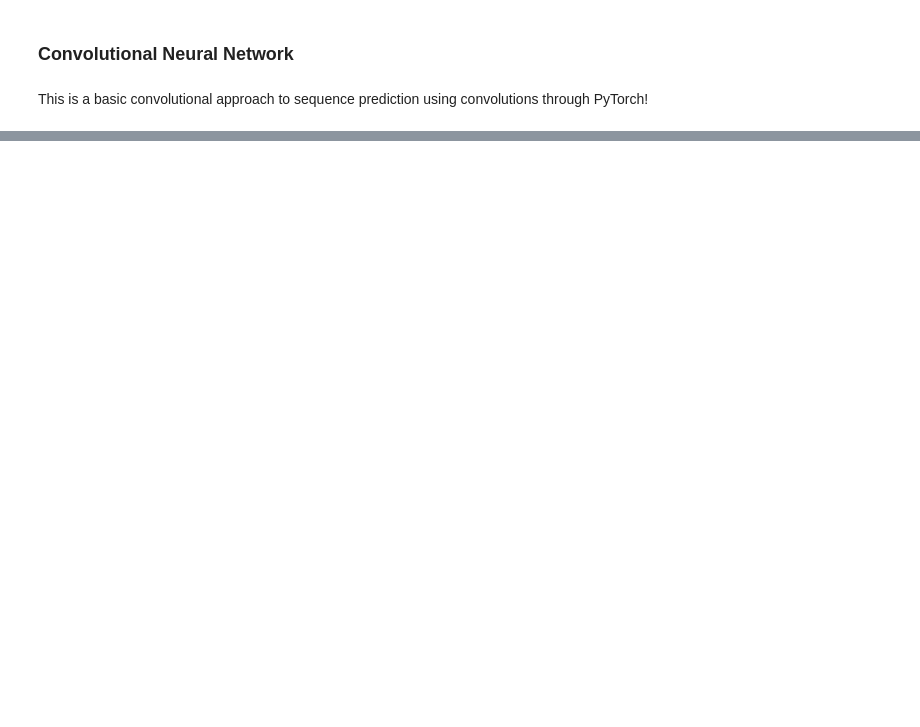
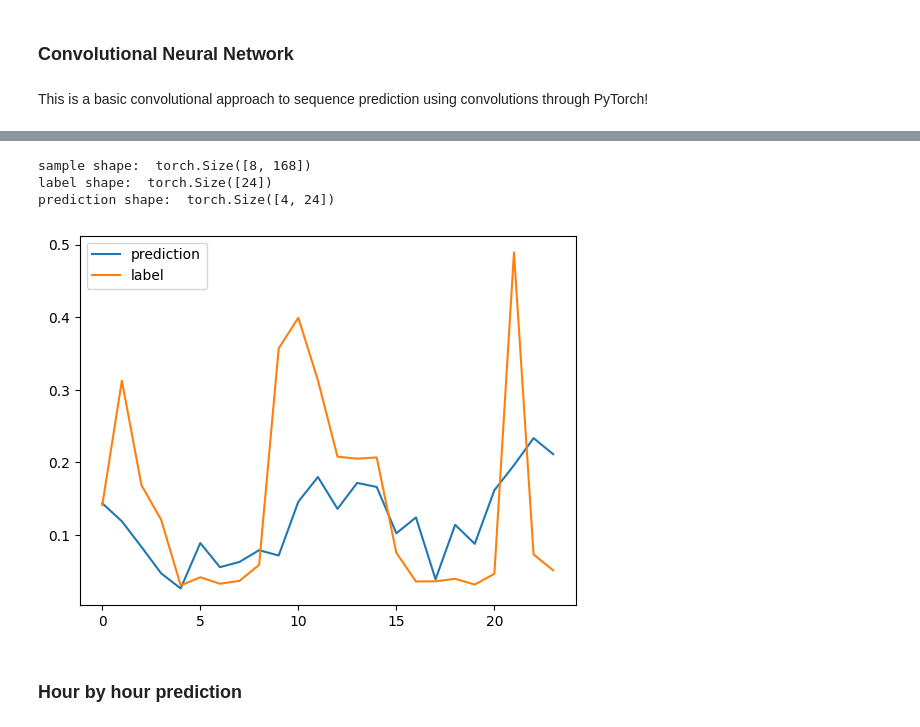
Before and after one commit to FelipeUC2020/ECS171G13, a Jupyter notebook: CNN/main.ipynb, the cells around one changed output, grey strips where cells are left out. Saved outputs shown, nothing was run; the diff lists cells and outputs as text; code cells hidden in the pictures; blank space fills up the shorter version.

Commit message:
testing input steps & hour by hour predictions

```diff
--- a/CNN/main.ipynb
+++ b/CNN/main.ipynb
@@ -18,7 +24,7 @@ import pickle
 sys.path.append(os.path.abspath('..'))  # add parent directory to sys.path
 from data_cleanup import DataProcessor
 
-processor = DataProcessor(input_steps=24, output_steps=1) # get 24 hour sequences, and a 1 hour output
+processor = DataProcessor(input_steps=INPUT_STEPS, output_steps=OUTPUT_STEPS, time_sampling='H') # get 24 hour sequences, and a 1 hour output
 Train, Val, Test = processor.load_and_process_data()
 
 X_train, y_train = Train
@@ -88,11 +184,15 @@ class CNN(nn.Module):
 # %%
 # train
-epochs = 10
+epochs = 20
 
-net = CNN()
+net = CNN_V2()
+
+# Linear ramp: small at t=0 up to 1 at t=T-1
+weights_linear = np.linspace(0.1, 1.0, OUTPUT_STEPS)
+# criterion = WeightedMSE(weights_linear)
 criterion = nn.MSELoss()
+
 optimizer = optim.SGD(net.parameters(), lr=0.001, momentum=0.9)
-
 
 # turn data into torch tensors
 X_train_t = torch.tensor(X_train, dtype=torch.float32)
@@ -100,10 +200,11 @@ y_train_t = torch.tensor(y_train, dtype=torch.float32)
 train_dataset = torch.utils.data.TensorDataset(X_train_t, y_train_t)
 
 # use DataLoader, an iterable object from pytorch, that helps with batch training
-train_loader = torch.utils.data.DataLoader(dataset=train_dataset, batch_size=4, shuffle=True)
+train_loader = torch.utils.data.DataLoader(dataset=train_dataset, batch_size=100, shuffle=True)
 
 for epoch in range(epochs):
     running_loss = 0.0
+    total = 0
     for i, data in enumerate(train_loader, 0):
         # get the inputs
         inputs, labels = data
@@ -122,6 +223,7 @@ for epoch in range(epochs):
 
         # print statistics
         running_loss += loss.item()
+        total += inputs.shape[0]
         if i % 2000 == 1999:    # print every 2000 mini-batches
             print('[%d, %5d] loss: %.3f' %
                   (epoch + 1, i + 1, running_loss / 2000))
@@ -178,6 +234,0 @@ Make sure to compress the pickle file into a zip, if not: github won't let you p
-# %%
-# to load it in the notebook
-with open('net.pkl', 'rb') as file:
-    net = pickle.load(file)
-
-# that's it now use 'net' as you would normally
@@ -183,0 +269,28 @@ with open('net.pkl', 'rb') as file:
+# %%
+# plot an example:
+
+# select random datapoint from data loader:
+batch_inputs, batch_labels = next(iter(test_loader))
+batch_inputs = batch_inputs.permute(0, 2, 1)
+
+sample = batch_inputs[0]
+label = batch_labels[0]
+
+with torch.no_grad():
+    prediction = net(batch_inputs)
+
+print("sample shape: ", sample.shape)
+print("label shape: ", label.shape)
+print("prediction shape: ", prediction.shape)
+
+
+# # plot the first sequence in the batch:
+plt.plot(prediction[0], label="prediction")
+plt.plot(label, label="label")
+plt.legend()
+plt.show()
+# %% [output]
+sample shape:  torch.Size([8, 168])
+label shape:  torch.Size([24])
+prediction shape:  torch.Size([4, 24])
+[figure, added]
@@ -183,0 +304,2 @@ with open('net.pkl', 'rb') as file:
+# %% [markdown]
+### Hour by hour prediction
```
Also changed, not shown: parts of 23 cells of this notebook, 3 other files.
